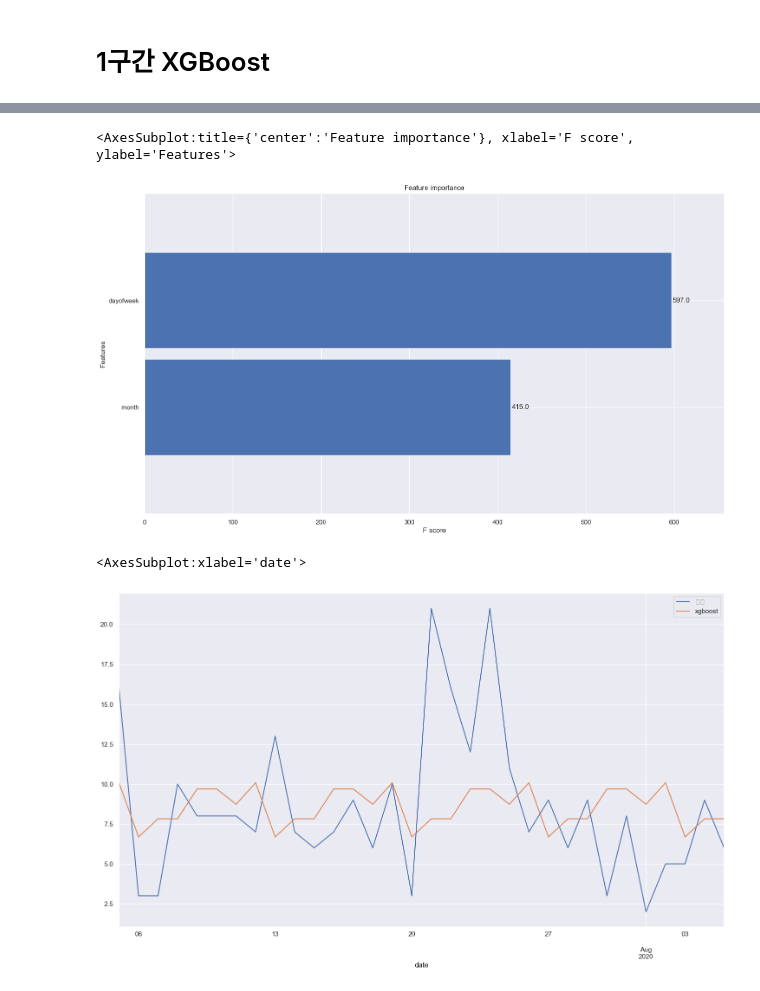
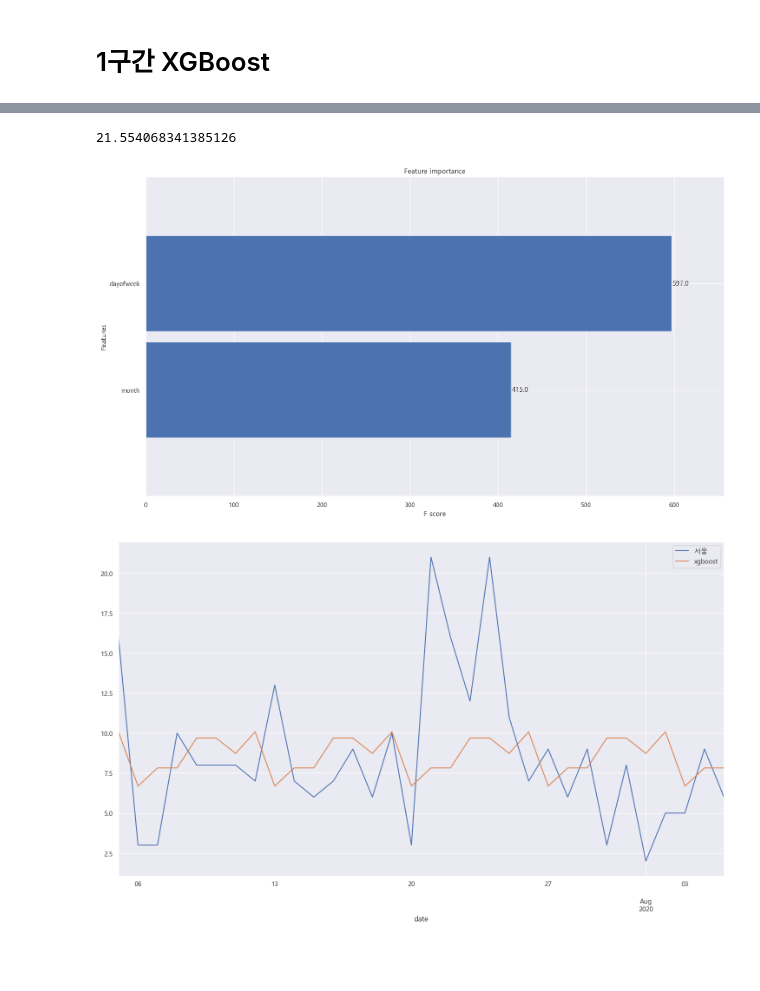
Before and after one commit to L2egg/L2egg, a Jupyter notebook: practice.ipynb, the cells around one changed output, grey strips where cells are left out. Cells and saved outputs as stored; diff of their text form; code cells hidden in the pictures; blank space fills up the shorter version.

```diff
--- a/practice.ipynb
+++ b/practice.ipynb
@@ -15,5 +14,6 @@ dataset_total = pd.read_excel('서울시 코로나19 확진자 발생동향.xlsx
 # %%
 dataset = pd.read_excel('코로나-지하철 데이터세트 최종.xlsx')
+dataset_total = pd.read_excel('서울시 코로나19 확진자 발생동향_1.xlsx')
 # %%
 date_1_start = '2020-02-05'
 date_1_end = '2020-08-05'
@@ -548,6 +548,3 @@ from datetime import datetime
 import xgboost as xgb
 from xgboost import plot_importance, plot_tree
 from xgboost import XGBClassifier
-# %%
-df1 = dataset_total[(dataset_total['date'] >= date_1_start) & (dataset_total['date'] <= date_1_end)][['date', '서울']]
-df1 = df1.set_index('date')
@@ -558,11 +550,0 @@ df1['dayofweek'] = df1.index.dayofweek
-# %%
-split1 = '2020-07-05'
-df1_train = df1[:split1]
-df1_test = df1[split1:]
-# %%
-X_train = df1_train.drop('서울', axis=1)
-y_train = df1_train.loc[:,'서울']
-X_test = df1_test.drop('서울', axis=1)
-y_test = df1_test.loc[:,'서울']
-
-df1_test_orig = df1_test.loc[:,['서울']]
@@ -582,5 +550,0 @@ XGBRegressor(base_score=0.5, booster='gbtree', colsample_bylevel=1,
-# %%
-plot_importance(XG_model_month, height=0.9)
-# %% [output]
-<AxesSubplot:title={'center':'Feature importance'}, xlabel='F score', ylabel='Features'>
-[figure, removed]
@@ -593,10 +551,3 @@ df1_result = df1_test_orig.reset_index()
-# %%
-result1 = df1_result.join(xgb_df1, how='left')
-result1 = result1.set_index('date')
-result1.plot()
-# %% [output]
-<AxesSubplot:xlabel='date'>
-[figure, removed]
 # %%
 def get_result(date_1_start, date_1_end, split):
     df1 = dataset_total[(dataset_total['date'] >= date_1_start) & (dataset_total['date'] <= date_1_end)][['date', '서울']]
@@ -629,4 +581,10 @@ def get_result(date_1_start, date_1_end, split):
     result1.plot()
+# %%
+get_result(date_1_start, date_1_end, split='2020-07-05')
+# %% [output]
+21.554068341385126
+[figure, added]
+[figure, added]
 # %%
 get_result(date_2_start, date_2_end, split='2021-05-30')
 # %% [output]
```
Also changed, not shown: parts of 39 cells of this notebook.
